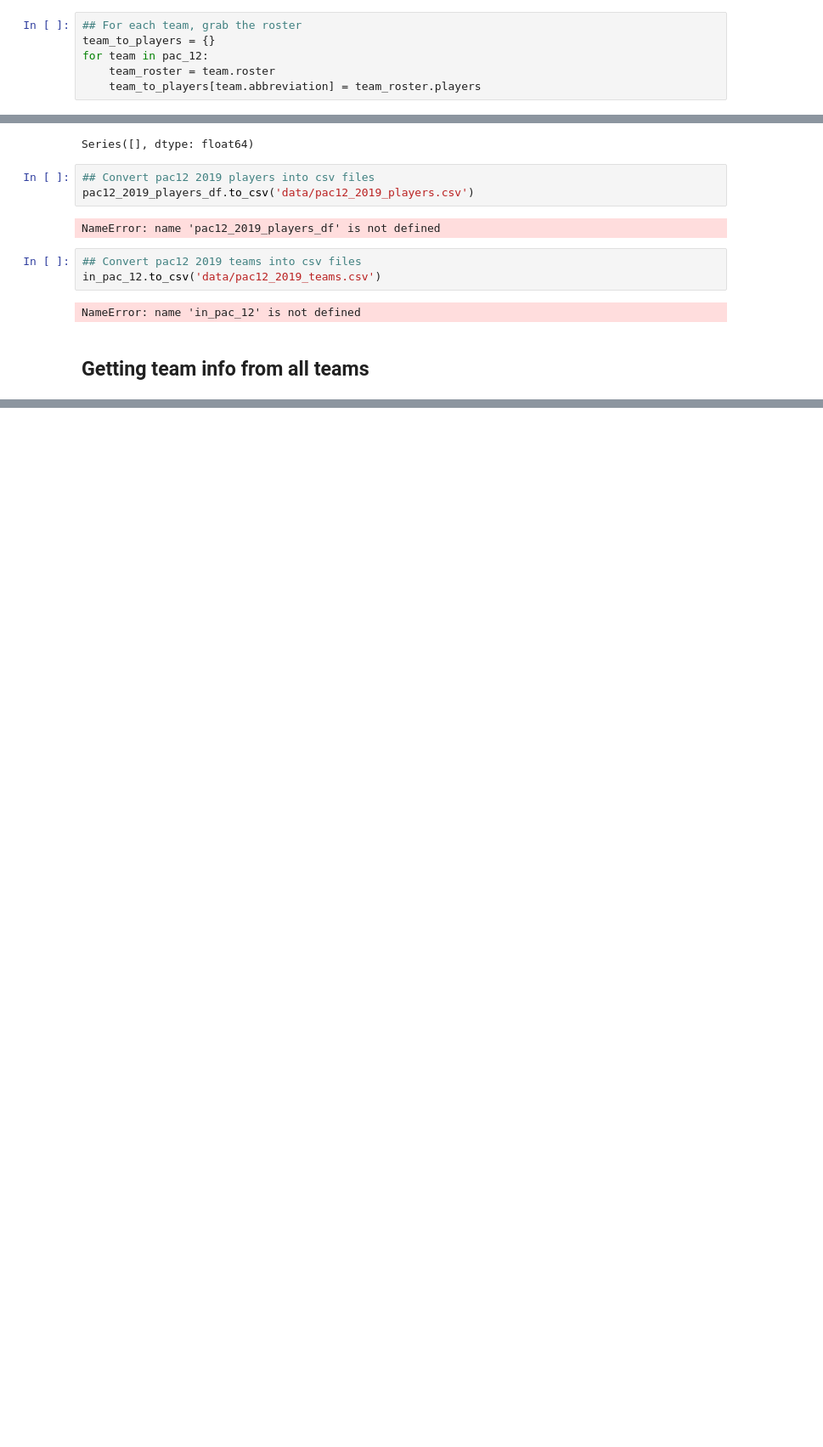
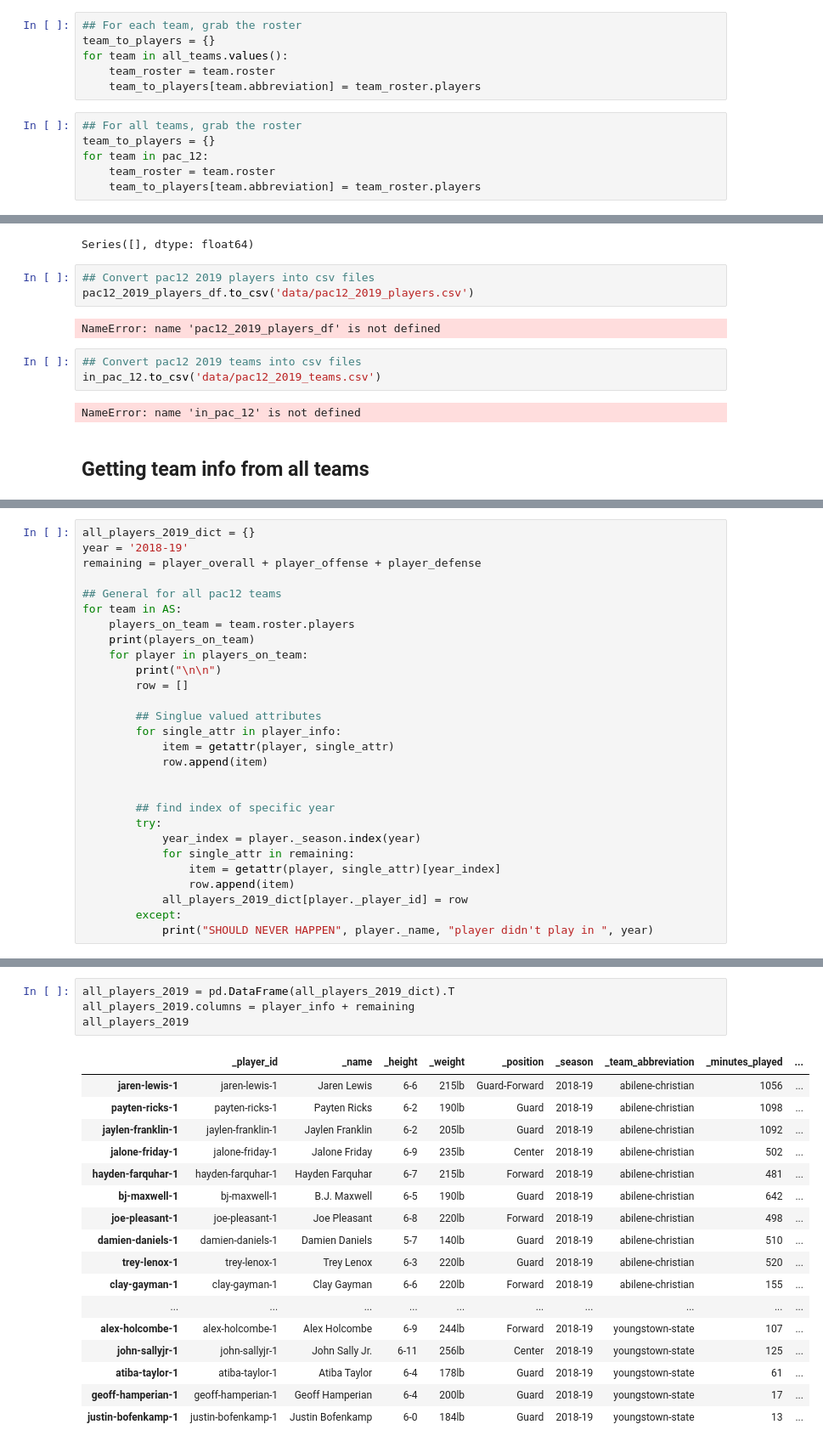
Before and after one commit to JustinRWong/AmazoogleChallengeLab, a Jupyter notebook: CreatingCSVs.ipynb, the cells around one changed output, grey strips where cells are left out. Shown at 85% size. Cells and saved outputs as stored; diff of their text form; blank space fills up the shorter version.

Commit message:
all players 2019 csv created

```diff
--- a/CreatingCSVs.ipynb
+++ b/CreatingCSVs.ipynb
@@ -92,9 +92,15 @@ WASHINGTON
 # %%
 ## For each team, grab the roster
 team_to_players = {}
-for team in pac_12:
+for team in all_teams.values():
     team_roster = team.roster
     team_to_players[team.abbreviation] = team_roster.players
+# %%
+## For all teams, grab the roster
+team_to_players = {}
+for team in pac_12:
+    team_roster = team.roster
+    team_to_players[team.abbreviation] = team_roster.players
 # %%
 ## Test on ucla
 ucla_players = team_to_players['UCLA']
@@ -374,0 +379,28 @@ NameError: name 'all_teams_df' is not defined
+# %%
+all_players_2019_dict = {}
+year = '2018-19'
+remaining = player_overall + player_offense + player_defense
+
+## General for all pac12 teams
+for team in AS:
+    players_on_team = team.roster.players
+    print(players_on_team)
+    for player in players_on_team:
+        print("\n\n")
+        row = []
+
+        ## Singlue valued attributes
+        for single_attr in player_info:
+            item = getattr(player, single_attr)
+            row.append(item)
+
+
+        ## find index of specific year
+        try:
+            year_index = player._season.index(year)
+            for single_attr in remaining:
+                item = getattr(player, single_attr)[year_index]
+                row.append(item)
+            all_players_2019_dict[player._player_id] = row
+        except:
+            print("SHOULD NEVER HAPPEN", player._name, "player didn't play in ", year)
@@ -374,0 +425,22 @@ NameError: name 'all_teams_df' is not defined
+# %%
+all_players_2019 = pd.DataFrame(all_players_2019_dict).T
+all_players_2019.columns = player_info + remaining
+all_players_2019
+# %% [output]
+|  | _player_id | _name | _height | _weight | _position | _season | _team_abbreviation | _minutes_played | ... |
+| jaren-lewis-1 | jaren-lewis-1 | Jaren Lewis | 6-6 | 215lb | Guard-Forward | 2018-19 | abilene-christian | 1056 | ... |
+| payten-ricks-1 | payten-ricks-1 | Payten Ricks | 6-2 | 190lb | Guard | 2018-19 | abilene-christian | 1098 | ... |
+| jaylen-franklin-1 | jaylen-franklin-1 | Jaylen Franklin | 6-2 | 205lb | Guard | 2018-19 | abilene-christian | 1092 | ... |
+| jalone-friday-1 | jalone-friday-1 | Jalone Friday | 6-9 | 235lb | Center | 2018-19 | abilene-christian | 502 | ... |
+| hayden-farquhar-1 | hayden-farquhar-1 | Hayden Farquhar | 6-7 | 215lb | Forward | 2018-19 | abilene-christian | 481 | ... |
+| bj-maxwell-1 | bj-maxwell-1 | B.J. Maxwell | 6-5 | 190lb | Guard | 2018-19 | abilene-christian | 642 | ... |
+| joe-pleasant-1 | joe-pleasant-1 | Joe Pleasant | 6-8 | 220lb | Forward | 2018-19 | abilene-christian | 498 | ... |
+| damien-daniels-1 | damien-daniels-1 | Damien Daniels | 5-7 | 140lb | Guard | 2018-19 | abilene-christian | 510 | ... |
+| trey-lenox-1 | trey-lenox-1 | Trey Lenox | 6-3 | 220lb | Guard | 2018-19 | abilene-christian | 520 | ... |
+| clay-gayman-1 | clay-gayman-1 | Clay Gayman | 6-6 | 220lb | Forward | 2018-19 | abilene-christian | 155 | ... |
+| ... | ... | ... | ... | ... | ... | ... | ... | ... | ... |
+| alex-holcombe-1 | alex-holcombe-1 | Alex Holcombe | 6-9 | 244lb | Forward | 2018-19 | youngstown-state | 107 | ... |
+| john-sallyjr-1 | john-sallyjr-1 | John Sally Jr. | 6-11 | 256lb | Center | 2018-19 | youngstown-state | 125 | ... |
+| atiba-taylor-1 | atiba-taylor-1 | Atiba Taylor | 6-4 | 178lb | Guard | 2018-19 | youngstown-state | 61 | ... |
+| geoff-hamperian-1 | geoff-hamperian-1 | Geoff Hamperian | 6-4 | 200lb | Guard | 2018-19 | youngstown-state | 17 | ... |
+| justin-bofenkamp-1 | justin-bofenkamp-1 | Justin Bofenkamp | 6-0 | 184lb | Guard | 2018-19 | youngstown-state | 13 | ... |
```
Also changed, not shown: parts of 7 cells of this notebook, 1 other file.
